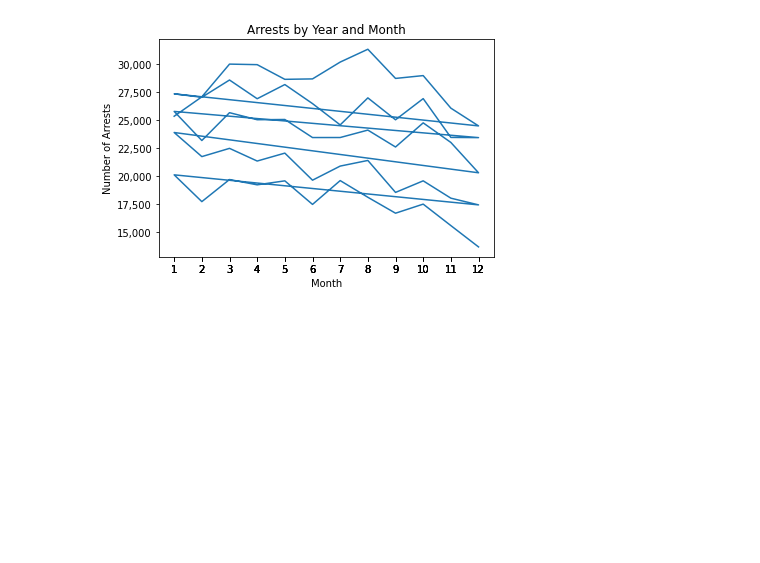
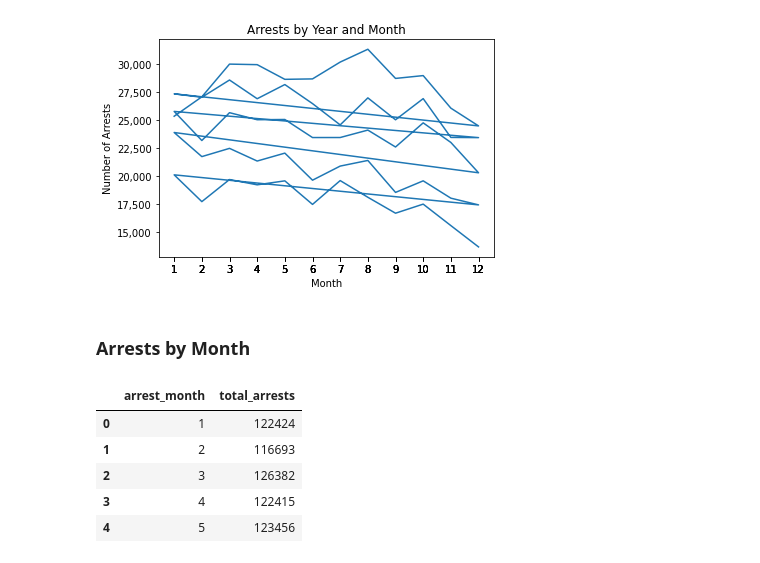
Before and after one commit to AmitSamra/NYC_Crime, a Jupyter notebook: nyc_crime_python.ipynb, the cells around one changed output. Cells and saved outputs as stored; diff of their text form; code cells hidden in the pictures; blank space fills up the shorter version.

```diff
--- a/nyc_crime_python.ipynb
+++ b/nyc_crime_python.ipynb
@@ -514,3 +507,17 @@ plt.show()
 # ? Add colors for each line?
 # %% [output]
 [figure]
+# %% [markdown]
+### Arrests by Month
+# %%
+df_month = df.groupby('arrest_month', as_index=False)
+df_month = df_month.size()
+df_month.rename(columns={'size':'total_arrests'}, inplace=True)
+df_month.head()
+# %% [output]
+|  | arrest_month | total_arrests |
+| 0 | 1 | 122424 |
+| 1 | 2 | 116693 |
+| 2 | 3 | 126382 |
+| 3 | 4 | 122415 |
+| 4 | 5 | 123456 |
```
Also changed, not shown: parts of 13 cells of this notebook.
